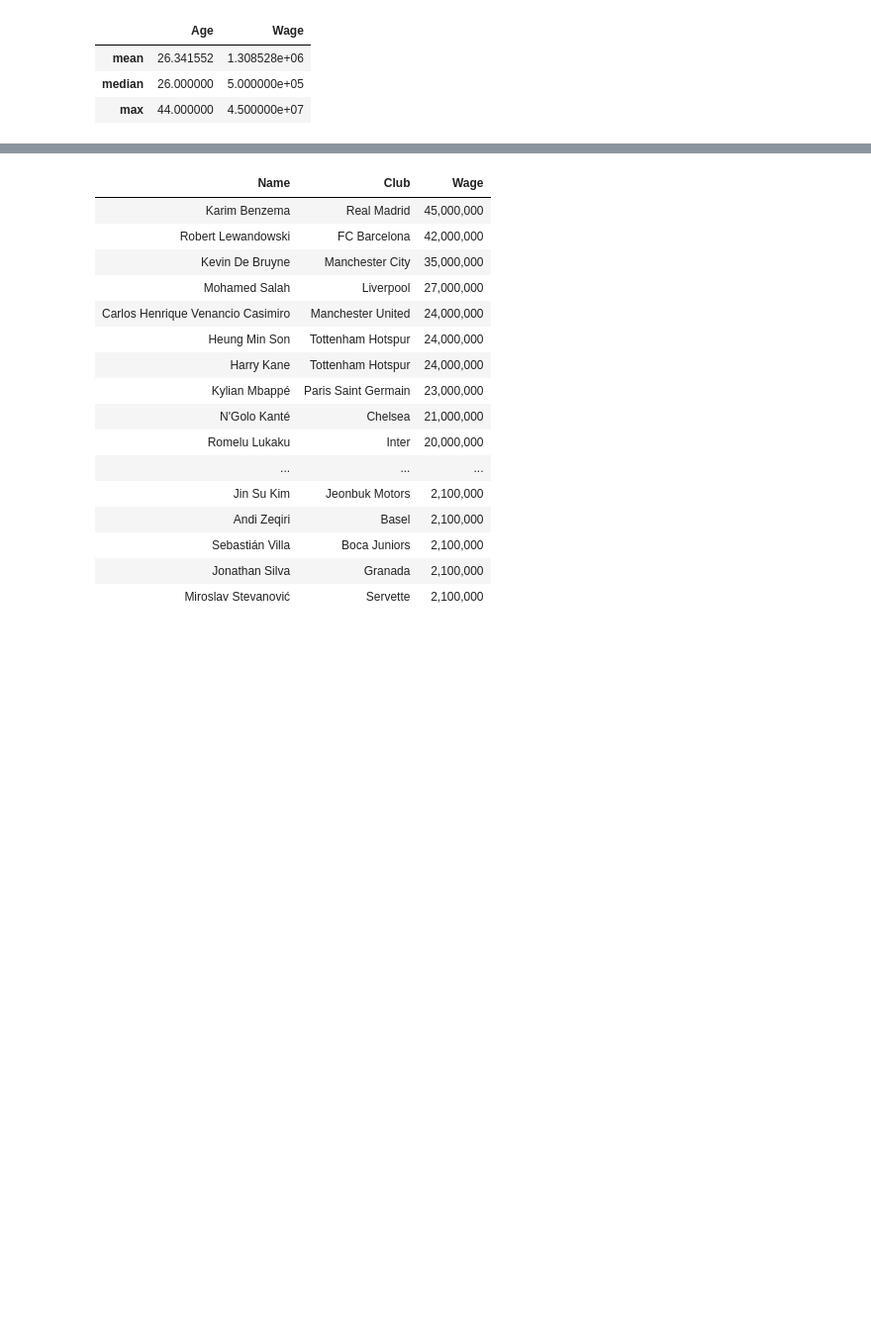
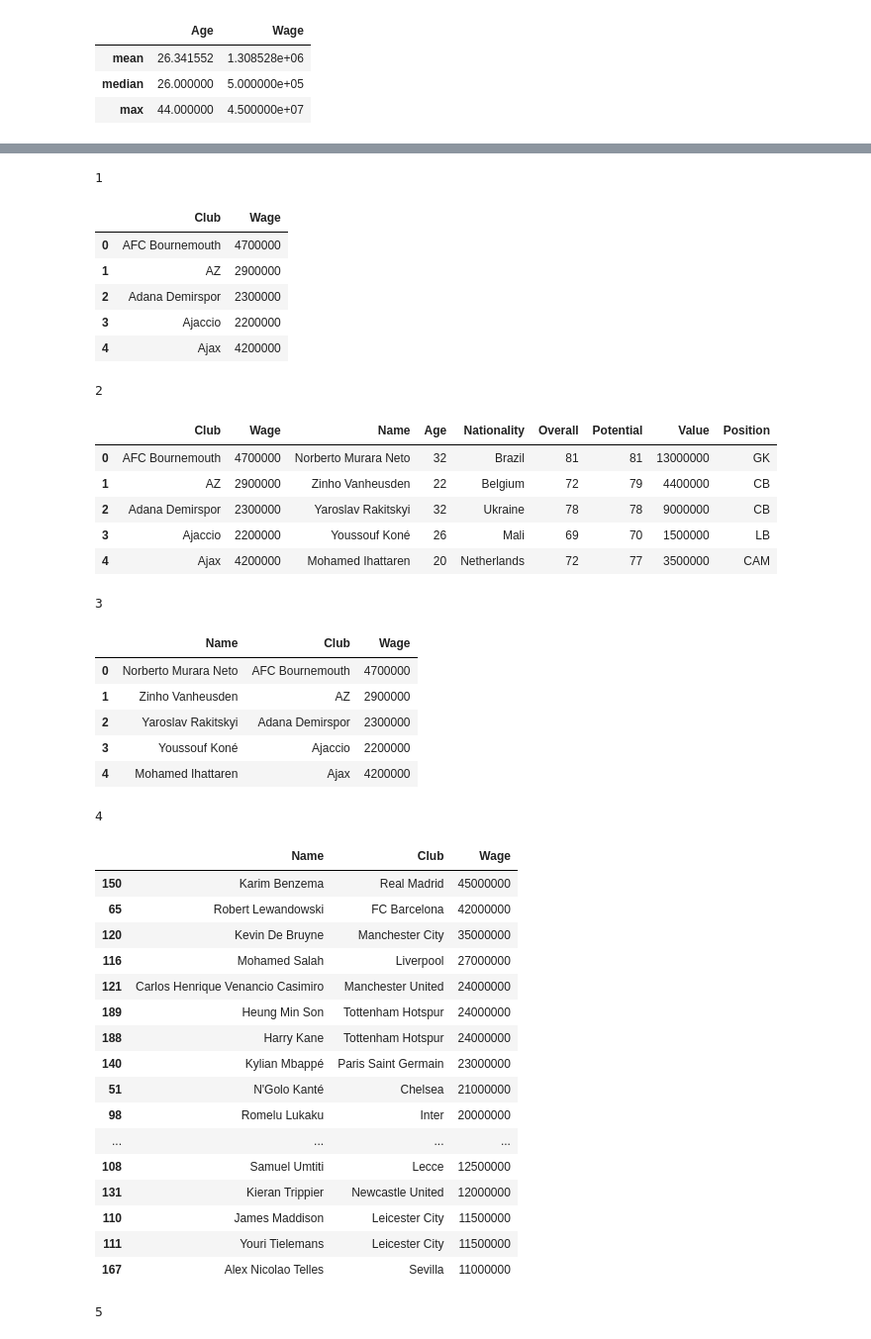
Before and after one commit to gotofritz/jupyter, a Jupyter notebook: katas/pandas_katas/solutions/004_pandas.ipynb, the cells around one changed output, grey strips where cells are left out. Shown at 99% size. Drawn from its saved outputs; the diff is of its cells as text; code cells hidden in the pictures; blank space fills up the shorter version.

```diff
--- a/katas/pandas_katas/solutions/004_pandas.ipynb
+++ b/katas/pandas_katas/solutions/004_pandas.ipynb
@@ -246,29 +277,66 @@ agg.style.format("{:,.0f}", subset=["Wage"]).hide(axis="index")
 # %%
 datafile = "minimal_player_list.csv"
 df = fresh_df(datafile, id="ID", sep=",")
 group_by_field = "Club"
 # solution
 
-max_wages = df.query("Wage > 2000000").groupby([group_by_field])["Wage"].max().reset_index()
-agg = max_wages.merge(df, on=[group_by_field, "Wage"])
+1
+agg = df.query("Wage > 2000000").groupby([group_by_field])["Wage"].max().reset_index()
+agg.head()
+
+2
+agg = agg.merge(df, on=[group_by_field, "Wage"])
+agg.head()
+
+
+3
 agg = agg[["Name", group_by_field, "Wage"]]
-agg = agg.sort_values(by="Wage", ascending=False)
+agg.head()
+
+4
+agg = agg.sort_values(by="Wage", ascending=False)[0:20].copy()
+agg
+
+5
 agg.style.format("{:,.0f}", subset=["Wage"]).hide(axis="index")
 # %% [output]
+1
-| Name | Club | Wage |
-| Karim Benzema | Real Madrid | 45,000,000 |
-| Robert Lewandowski | FC Barcelona | 42,000,000 |
-| Kevin De Bruyne | Manchester City | 35,000,000 |
-| Mohamed Salah | Liverpool | 27,000,000 |
-| Carlos Henrique Venancio Casimiro | Manchester United | 24,000,000 |
-| Heung Min Son | Tottenham Hotspur | 24,000,000 |
-| Harry Kane | Tottenham Hotspur | 24,000,000 |
-| Kylian Mbappé | Paris Saint Germain | 23,000,000 |
-| N'Golo Kanté | Chelsea | 21,000,000 |
-| Romelu Lukaku | Inter | 20,000,000 |
-| ... | ... | ... |
-| Jin Su Kim | Jeonbuk Motors | 2,100,000 |
-| Andi Zeqiri | Basel | 2,100,000 |
-| Sebastián Villa | Boca Juniors | 2,100,000 |
-| Jonathan Silva | Granada | 2,100,000 |
-| Miroslav Stevanović | Servette | 2,100,000 |
+|  | Club | Wage |
+| 0 | AFC Bournemouth | 4700000 |
+| 1 | AZ | 2900000 |
+| 2 | Adana Demirspor | 2300000 |
+| 3 | Ajaccio | 2200000 |
+| 4 | Ajax | 4200000 |
+2
+|  | Club | Wage | Name | Age | Nationality | Overall | Potential | Value | Position |
+| 0 | AFC Bournemouth | 4700000 | Norberto Murara Neto | 32 | Brazil | 81 | 81 | 13000000 | GK |
+| 1 | AZ | 2900000 | Zinho Vanheusden | 22 | Belgium | 72 | 79 | 4400000 | CB |
+| 2 | Adana Demirspor | 2300000 | Yaroslav Rakitskyi | 32 | Ukraine | 78 | 78 | 9000000 | CB |
+| 3 | Ajaccio | 2200000 | Youssouf Koné | 26 | Mali | 69 | 70 | 1500000 | LB |
+| 4 | Ajax | 4200000 | Mohamed Ihattaren | 20 | Netherlands | 72 | 77 | 3500000 | CAM |
+3
+|  | Name | Club | Wage |
+| 0 | Norberto Murara Neto | AFC Bournemouth | 4700000 |
+| 1 | Zinho Vanheusden | AZ | 2900000 |
+| 2 | Yaroslav Rakitskyi | Adana Demirspor | 2300000 |
+| 3 | Youssouf Koné | Ajaccio | 2200000 |
+| 4 | Mohamed Ihattaren | Ajax | 4200000 |
+4
+|  | Name | Club | Wage |
+| 150 | Karim Benzema | Real Madrid | 45000000 |
+| 65 | Robert Lewandowski | FC Barcelona | 42000000 |
+| 120 | Kevin De Bruyne | Manchester City | 35000000 |
+| 116 | Mohamed Salah | Liverpool | 27000000 |
+| 121 | Carlos Henrique Venancio Casimiro | Manchester United | 24000000 |
+| 189 | Heung Min Son | Tottenham Hotspur | 24000000 |
+| 188 | Harry Kane | Tottenham Hotspur | 24000000 |
+| 140 | Kylian Mbappé | Paris Saint Germain | 23000000 |
+| 51 | N'Golo Kanté | Chelsea | 21000000 |
+| 98 | Romelu Lukaku | Inter | 20000000 |
+| ... | ... | ... | ... |
+| 108 | Samuel Umtiti | Lecce | 12500000 |
+| 131 | Kieran Trippier | Newcastle United | 12000000 |
+| 110 | James Maddison | Leicester City | 11500000 |
+| 111 | Youri Tielemans | Leicester City | 11500000 |
+| 167 | Alex Nicolao Telles | Sevilla | 11000000 |
+5
```
Also changed, not shown: parts of 4 cells of this notebook, 10 other files.
